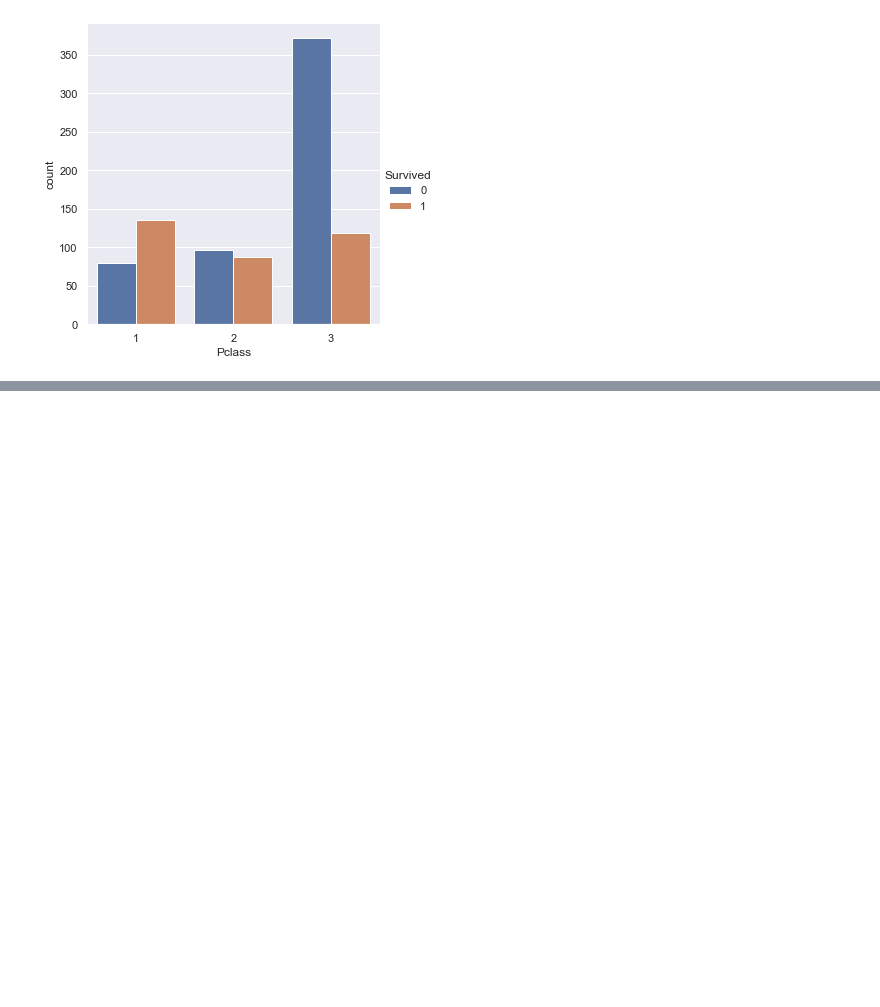
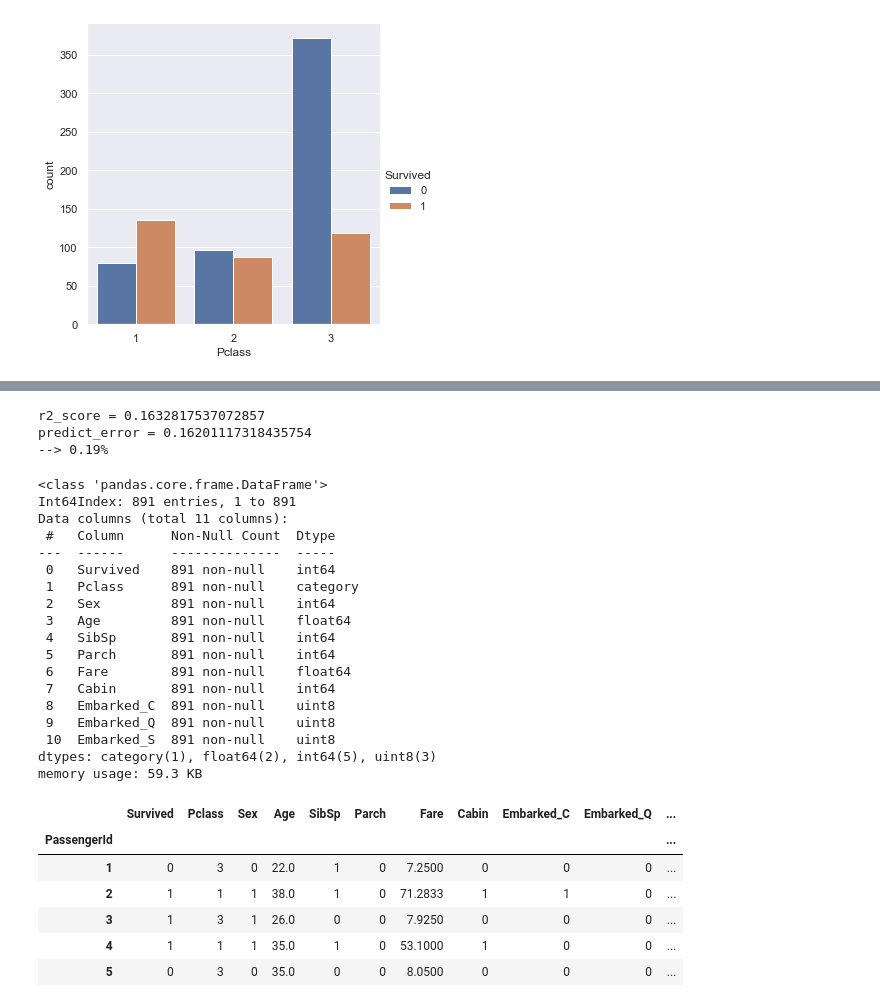
Before and after one commit to warshtayner/Kaggle_Titanic, a Jupyter notebook: prediction_version_2.ipynb, the cells around one changed output, grey strips where cells are left out. Saved outputs shown, nothing was run; the diff lists cells and outputs as text; code cells hidden in the pictures; blank space fills up the shorter version.

```diff
--- a/prediction_version_2.ipynb
+++ b/prediction_version_2.ipynb
@@ -483,0 +525,6 @@ AttributeError: 'RandomForestRegressor' object has no attribute 'coef_'
+# %%
+y_test, y_rf, rf = my_rf(train)
+# %% [output]
+r2_score = 0.1632817537072857
+predict_error = 0.16201117318435754
+--> 0.19%
@@ -483,0 +534,29 @@ AttributeError: 'RandomForestRegressor' object has no attribute 'coef_'
+# %%
+train.info()
+train.head()
+# %% [output]
+<class 'pandas.core.frame.DataFrame'>
+Int64Index: 891 entries, 1 to 891
+Data columns (total 11 columns):
+ #   Column      Non-Null Count  Dtype
+---  ------      --------------  -----
+ 0   Survived    891 non-null    int64
+ 1   Pclass      891 non-null    category
+ 2   Sex         891 non-null    int64
+ 3   Age         891 non-null    float64
+ 4   SibSp       891 non-null    int64
+ 5   Parch       891 non-null    int64
+ 6   Fare        891 non-null    float64
+ 7   Cabin       891 non-null    int64
+ 8   Embarked_C  891 non-null    uint8
+ 9   Embarked_Q  891 non-null    uint8
+ 10  Embarked_S  891 non-null    uint8
+dtypes: category(1), float64(2), int64(5), uint8(3)
+memory usage: 59.3 KB
+|  | Survived | Pclass | Sex | Age | SibSp | Parch | Fare | Cabin | Embarked_C | Embarked_Q | ... |
+| PassengerId |  |  |  |  |  |  |  |  |  |  | ... |
+| 1 | 0 | 3 | 0 | 22.0 | 1 | 0 | 7.2500 | 0 | 0 | 0 | ... |
+| 2 | 1 | 1 | 1 | 38.0 | 1 | 0 | 71.2833 | 1 | 1 | 0 | ... |
+| 3 | 1 | 3 | 1 | 26.0 | 0 | 0 | 7.9250 | 0 | 0 | 0 | ... |
+| 4 | 1 | 1 | 1 | 35.0 | 1 | 0 | 53.1000 | 1 | 0 | 0 | ... |
+| 5 | 0 | 3 | 0 | 35.0 | 0 | 0 | 8.0500 | 0 | 0 | 0 | ... |
```
Also changed, not shown: parts of 74 cells of this notebook.
